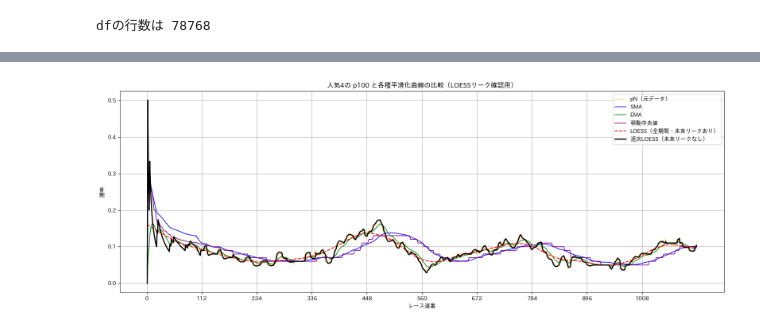
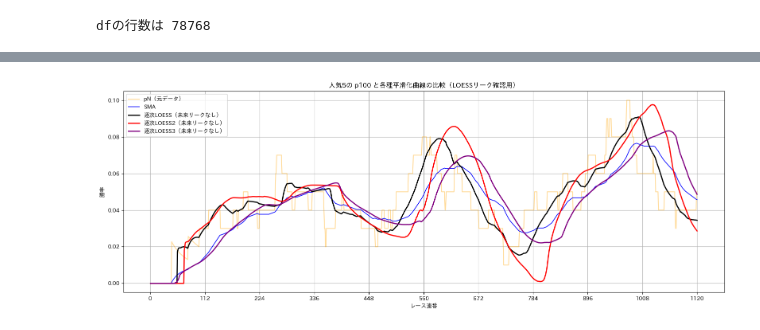
Before and after one commit to anniereon/keiba_ml, a Jupyter notebook: 上位に入る確率を予想して的中率や回収率の改善に繋げたい.ipynb, the cells around one changed output, grey strips where cells are left out. Saved outputs shown, nothing was run; the diff lists cells and outputs as text; code cells hidden in the pictures.

```diff
--- a/上位に入る確率を予想して的中率や回収率の改善に繋げたい.ipynb
+++ b/上位に入る確率を予想して的中率や回収率の改善に繋げたい.ipynb
@@ -433,24 +311,32 @@ def rolling_loess(y, frac=0.1, window=200):
     loess_seq = np.full(n, np.nan)
     for i in tqdm(range(n), desc="逐次LOESS計算中"):
         start = max(0, i - window)
-        y_sub = y[start:i + 1]
+        end = i + 1
+        # i < windowのとき (start, end) = (0, i)
+        # i >= windowのとき (start, end) = (i - window, i)
+        y_sub = y[start:end]
         x_sub = np.arange(len(y_sub))
         if len(y_sub) < 5:
-            loess_seq[i] = y_sub[-1]
+            loess_seq[i] = y_sub[i]
             continue
+        # y_sub, x_subをプロットした際のなめらかな曲線を返す
         smoothed = lowess(y_sub, x_sub, frac=frac, return_sorted=False)
         loess_seq[i] = smoothed[-1]
     return loess_seq
 
+# パラメータ
+target_popularity = 5
+WINDOW_LONG = 60
+N = 100
+EMA_SPAN = 20
+frac = 1.0
+window = 200
 
 # --- 対象人気を指定 ---
-target_popularity = 4
 df_plot = full_pred_df[full_pred_df['popularity'] == target_popularity].copy()
 df_plot['is_win'] = (df_plot['finish_rank'] == 1).astype(int)
 
 # --- p100 / pN 計算 ---
-WINDOW_LONG = 60
-N = 100
 df_plot['p100'] = df_plot['is_win'].rolling(WINDOW_LONG, min_periods=1).mean().shift(1)
 df_plot['pN'] = df_plot['is_win'].rolling(N, min_periods=1).mean().shift(1)
 
@@ -458,41 +344,42 @@ df_plot['pN'] = df_plot['is_win'].rolling(N, min_periods=1).mean().shift(1)
 df_plot['pN_SMA'] = df_plot['pN'].rolling(N, min_periods=1).mean()
 
 # --- 指数移動平均 (EMA) ---
-EMA_SPAN = 20
-df_plot['pN_EMA'] = df_plot['pN'].ewm(span=EMA_SPAN, adjust=False).mean()
+# df_plot['pN_EMA'] = df_plot['pN'].ewm(span=EMA_SPAN, adjust=False).mean()
 
 # --- 移動中央値 ---
-df_plot['pN_median'] = df_plot['pN'].rolling(N, min_periods=1).median()
+# df_plot['pN_median'] = df_plot['pN'].rolling(N, min_periods=1).median()
 
 # --- 通常LOESS（全データ使用・リークあり） ---
-frac = 0.1
-df_plot['pN_LOESS_leaky'] = lowess(df_plot['pN'], np.arange(len(df_plot)), frac=frac, return_sorted=False)
+# df_plot['pN_LOESS_leaky'] = lowess(df_plot['pN'], np.arange(len(df_plot)), frac=frac, return_sorted=False)
 
 # --- 未来リークなしLOESS（擬似LOESS） ---
-window = 200
 df_plot['pN_LOESS_no_leak'] = rolling_loess(df_plot['pN'].values, frac=frac, window=window)
+df_plot['pN_LOESS_no_leak_2'] = rolling_loess(df_plot['pN_LOESS_no_leak'].values, frac=frac, window=window)
+df_plot['pN_LOESS_no_leak_3'] = rolling_loess(df_plot['pN_SMA'].values, frac=frac, window=window)
 
 # --- グラフ作成 ---
 plt.figure(figsize=(16, 6))
 x = np.arange(len(df_plot))
 
 plt.plot(x, df_plot['pN'], label='pN（元データ）', color='orange', alpha=0.4)
 plt.plot(x, df_plot['pN_SMA'], label='SMA', color='blue', linewidth=1.2)
-plt.plot(x, df_plot['pN_EMA'], label='EMA', color='green', linewidth=1.2)
-plt.plot(x, df_plot['pN_median'], label='移動中央値', color='purple', linewidth=1.2)
-plt.plot(x, df_plot['pN_LOESS_leaky'], label='LOESS（全期間・未来リークあり）', color='red', linestyle='--')
+# plt.plot(x, df_plot['pN_EMA'], label='EMA', color='green', linewidth=1.2)
+# plt.plot(x, df_plot['pN_median'], label='移動中央値', color='purple', linewidth=1.2)
+# plt.plot(x, df_plot['pN_LOESS_leaky'], label='LOESS（全期間・未来リークあり）', color='red', linestyle='--')
 plt.plot(x, df_plot['pN_LOESS_no_leak'], label='逐次LOESS（未来リークなし）', color='black', linewidth=2)
+plt.plot(x, df_plot['pN_LOESS_no_leak_2'], label='逐次LOESS2（未来リークなし）', color='red', linewidth=2)
+plt.plot(x, df_plot['pN_LOESS_no_leak_3'], label='逐次LOESS3（未来リークなし）', color='purple', linewidth=2)
 
 # 横軸の目盛りは一定間隔
 step = max(1, len(x)//10)
 plt.xticks(ticks=np.arange(0, len(x), step))
 
 plt.xlabel('レース連番')
 plt.ylabel('勝率')
 plt.title(f'人気{target_popularity}の p{N} と各種平滑化曲線の比較（LOESSリーク確認用）')
 plt.legend()
 plt.grid(True)
 plt.tight_layout()
 plt.show()
 # %% [output]
-[figure, old version]
+[figure, new version]
```
Also changed, not shown: parts of 24 cells of this notebook.
